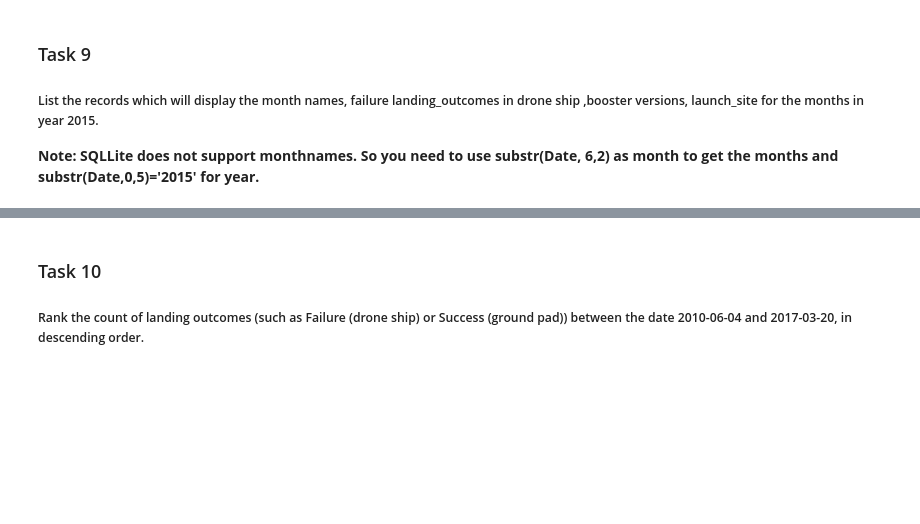
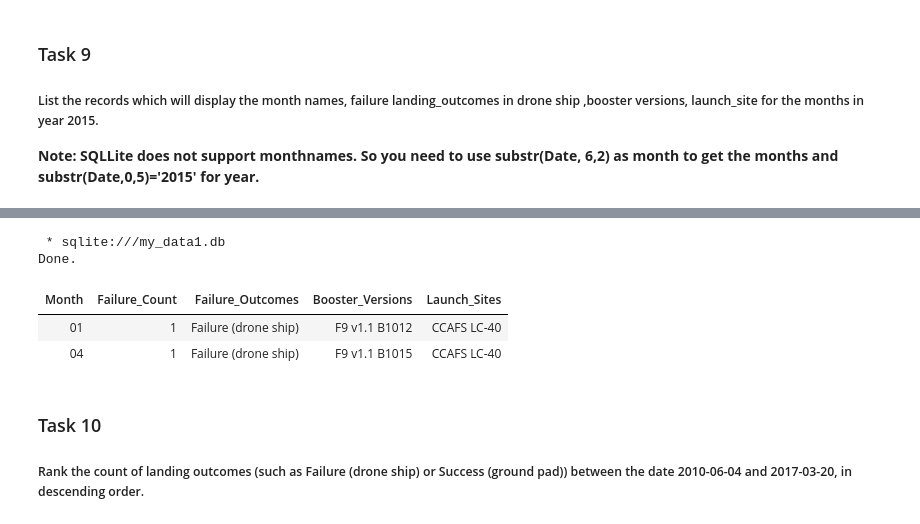
Before and after one commit to alvarojcabrera/Data-Science-Capstone-IBM, a Jupyter notebook: jupyter-labs-eda-sql-coursera_sqllite.ipynb, the cells around one changed output, grey strips where cells are left out. Cells and saved outputs as stored; diff of their text form; code cells hidden in the pictures; blank space fills up the shorter version.

```diff
--- a/jupyter-labs-eda-sql-coursera_sqllite.ipynb
+++ b/jupyter-labs-eda-sql-coursera_sqllite.ipynb
@@ -239,3 +232,27 @@ SyntaxError: invalid syntax (2091313113.py, line 2)
+# %%
+
+
+%%sql SELECT
+    substr(Date, 6, 2) AS Month,
+    COUNT(*) AS Failure_Count,
+    GROUP_CONCAT(DISTINCT Landing_Outcome) AS Failure_Outcomes,
+    GROUP_CONCAT(DISTINCT Booster_Version) AS Booster_Versions,
+    GROUP_CONCAT(DISTINCT Launch_Site) AS Launch_Sites
+FROM
+    SPACEXTBL
+WHERE
+    substr(Date, 0, 5) = '2015' AND
+    Landing_Outcome LIKE '%Failure (drone ship)%'
+GROUP BY
+    Month
+ORDER BY
+    Month;
+# %% [output]
+ * sqlite:///my_data1.db
+Done.
+| Month | Failure_Count | Failure_Outcomes | Booster_Versions | Launch_Sites |
+| 01 | 1 | Failure (drone ship) | F9 v1.1 B1012 | CCAFS LC-40 |
+| 04 | 1 | Failure (drone ship) | F9 v1.1 B1015 | CCAFS LC-40 |
 # %% [markdown]
 ### Task 10
 
```
Also changed, not shown: parts of 3 cells of this notebook, 1 other file.
